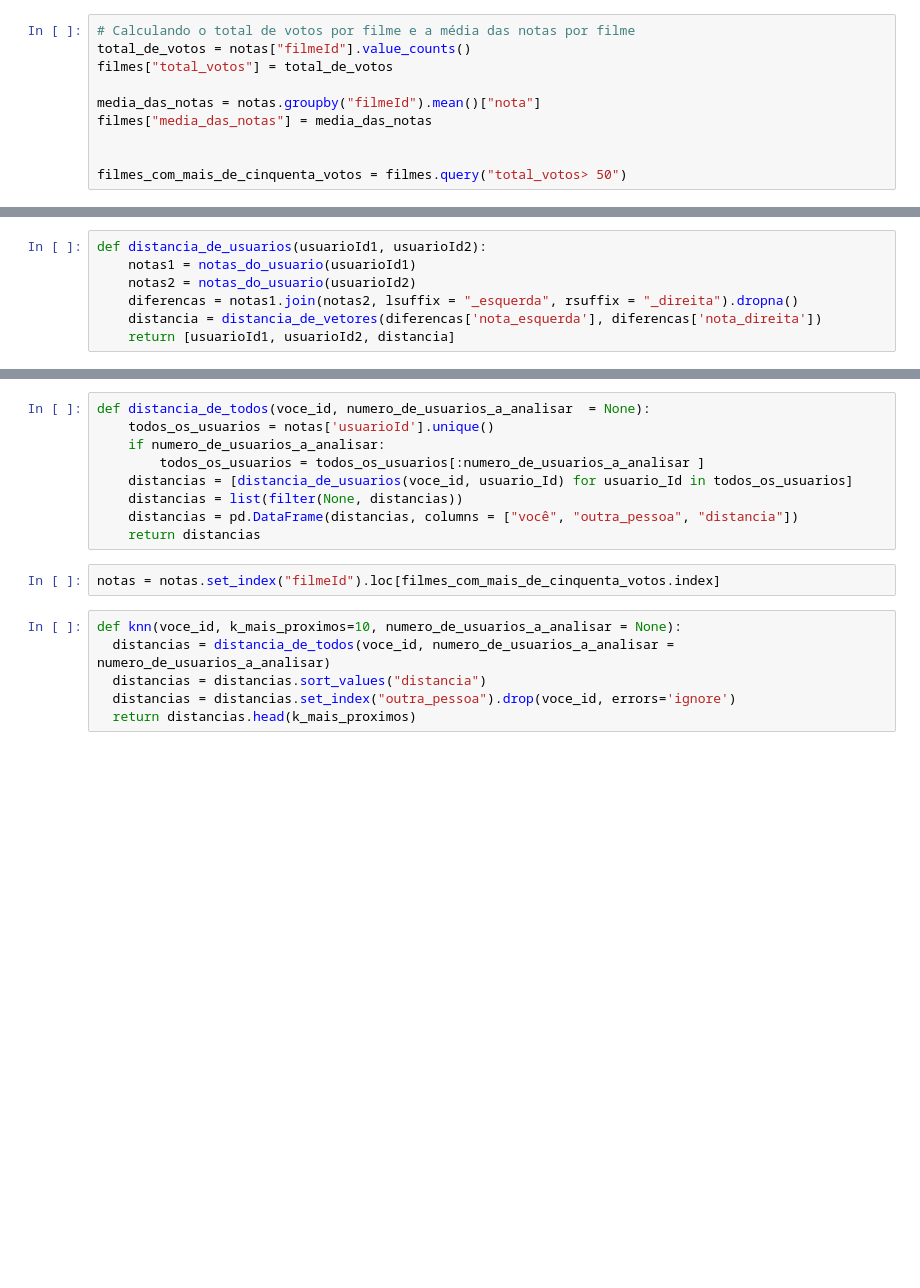
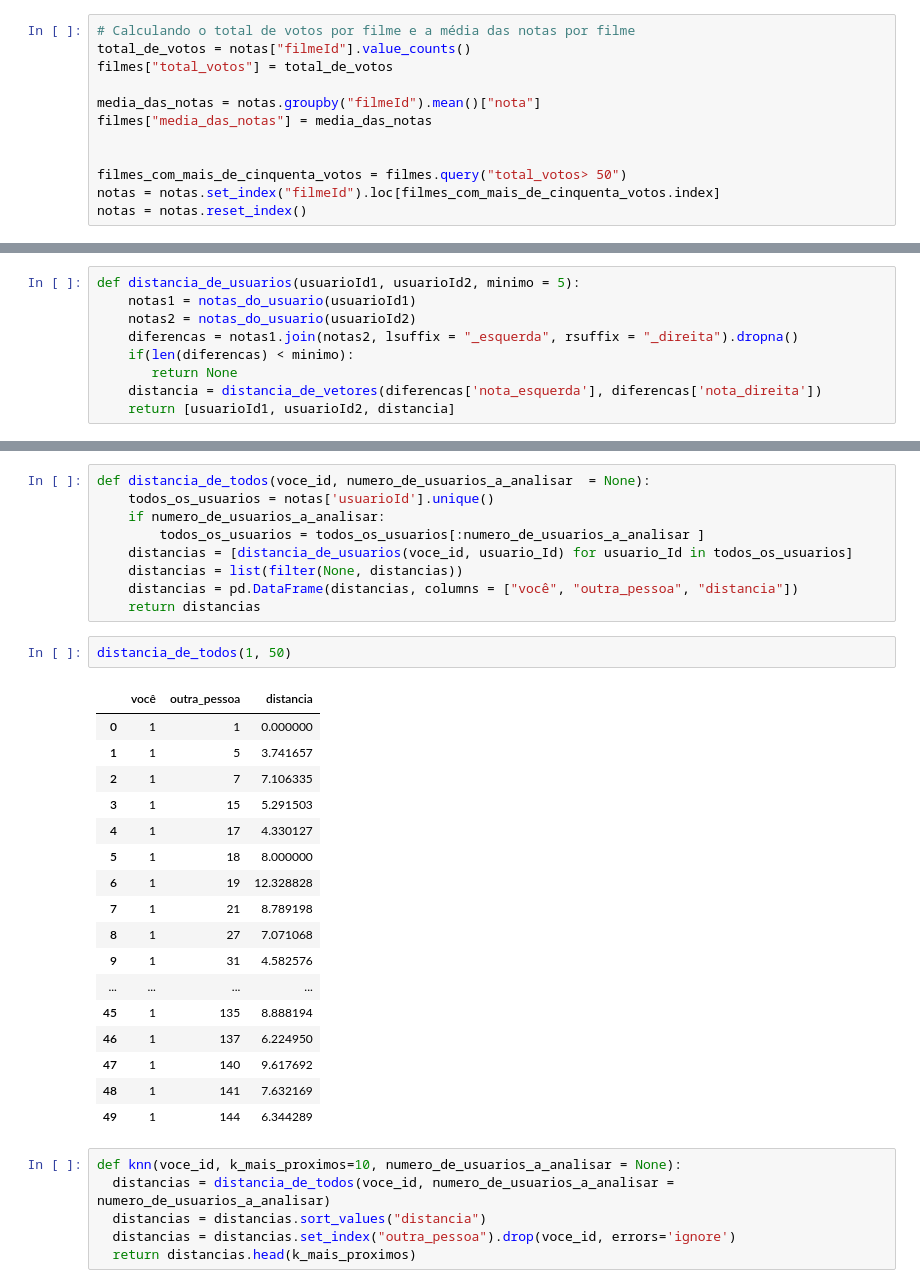
Before and after one commit to Natalia0412/algoritmo-recomendacao-filme, a Jupyter notebook: Teste2.ipynb, the cells around one changed output, grey strips where cells are left out. Cells and saved outputs as stored; diff of their text form; blank space fills up the shorter version.

```diff
--- a/Teste2.ipynb
+++ b/Teste2.ipynb
@@ -26,3 +35,5 @@ filmes["media_das_notas"] = media_das_notas
 
 
 filmes_com_mais_de_cinquenta_votos = filmes.query("total_votos> 50")
+notas = notas.set_index("filmeId").loc[filmes_com_mais_de_cinquenta_votos.index]
+notas = notas.reset_index()
@@ -34,10 +97,12 @@ def notas_do_usuario(usuario):
 # %%
 def distancia_de_vetores(a,b):
     return np.linalg.norm(a - b)
-# %%
-def distancia_de_usuarios(usuarioId1, usuarioId2):
-    notas1 = notas_do_usuario(usuarioId1)
-    notas2 = notas_do_usuario(usuarioId2)
-    diferencas = notas1.join(notas2, lsuffix = "_esquerda", rsuffix = "_direita").dropna()
-    distancia = distancia_de_vetores(diferencas['nota_esquerda'], diferencas['nota_direita'])
-    return [usuarioId1, usuarioId2, distancia]
+# %%
+def distancia_de_usuarios(usuarioId1, usuarioId2, minimo = 5):
+    notas1 = notas_do_usuario(usuarioId1)
+    notas2 = notas_do_usuario(usuarioId2)
+    diferencas = notas1.join(notas2, lsuffix = "_esquerda", rsuffix = "_direita").dropna()
+    if(len(diferencas) < minimo):
+       return None
+    distancia = distancia_de_vetores(diferencas['nota_esquerda'], diferencas['nota_direita'])
+    return [usuarioId1, usuarioId2, distancia]
@@ -50,8 +117,26 @@ def distancia_de_todos(voce_id, numero_de_usuarios_a_analisar  = None):
     distancias = list(filter(None, distancias))
     distancias = pd.DataFrame(distancias, columns = ["você", "outra_pessoa", "distancia"])
     return distancias
-# %%
-notas = notas.set_index("filmeId").loc[filmes_com_mais_de_cinquenta_votos.index]
+# %%
+distancia_de_todos(1, 50)
+# %% [output]
+|  | você | outra_pessoa | distancia |
+| 0 | 1 | 1 | 0.000000 |
+| 1 | 1 | 5 | 3.741657 |
+| 2 | 1 | 7 | 7.106335 |
+| 3 | 1 | 15 | 5.291503 |
+| 4 | 1 | 17 | 4.330127 |
+| 5 | 1 | 18 | 8.000000 |
+| 6 | 1 | 19 | 12.328828 |
+| 7 | 1 | 21 | 8.789198 |
+| 8 | 1 | 27 | 7.071068 |
+| 9 | 1 | 31 | 4.582576 |
+| ... | ... | ... | ... |
+| 45 | 1 | 135 | 8.888194 |
+| 46 | 1 | 137 | 6.224950 |
+| 47 | 1 | 140 | 9.617692 |
+| 48 | 1 | 141 | 7.632169 |
+| 49 | 1 | 144 | 6.344289 |
 # %%
 def knn(voce_id, k_mais_proximos=10, numero_de_usuarios_a_analisar = None):
   distancias = distancia_de_todos(voce_id, numero_de_usuarios_a_analisar = numero_de_usuarios_a_analisar)
```
Also changed, not shown: parts of 9 cells of this notebook.
